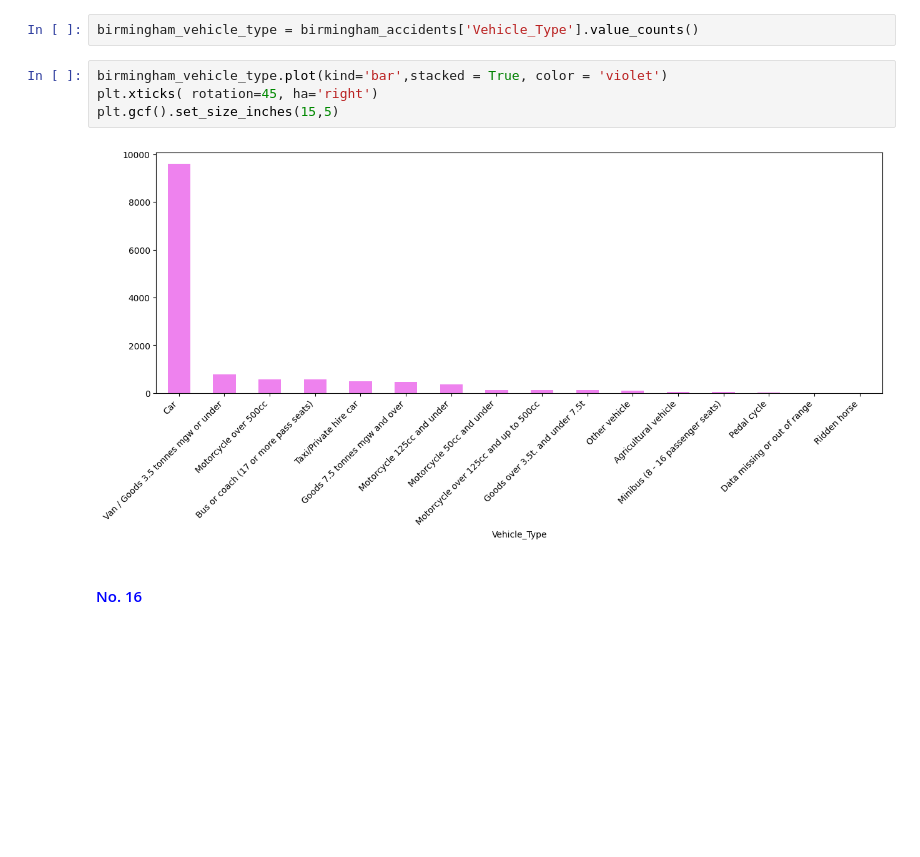
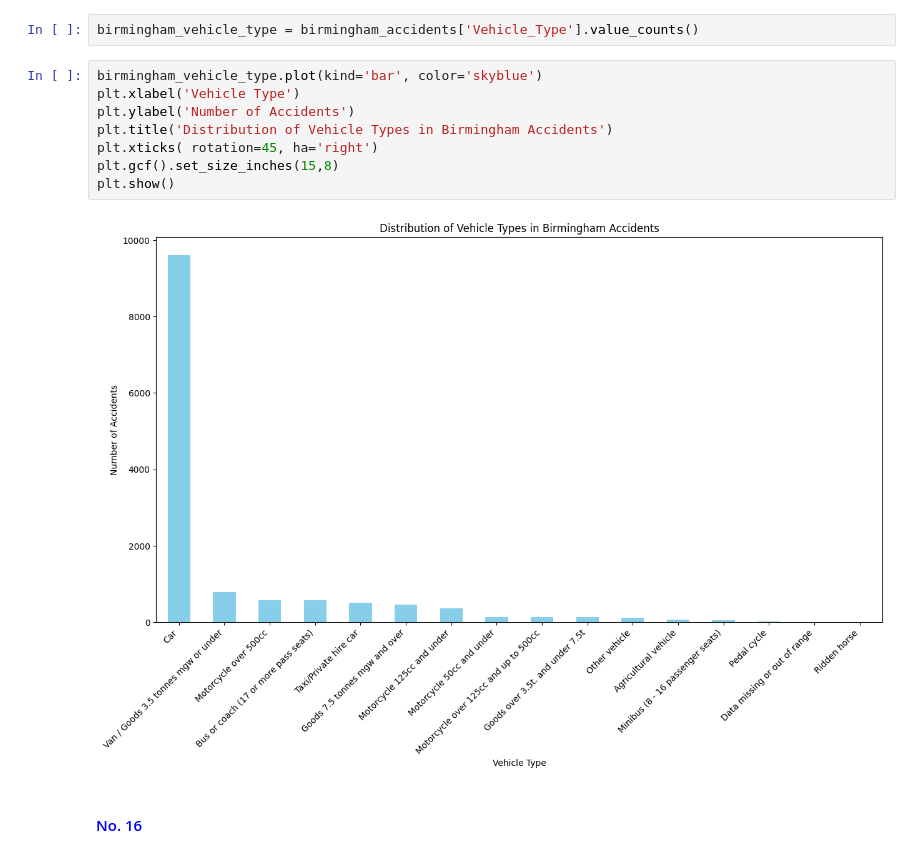
Before and after one commit to Meloujean/Data-Mining, a Jupyter notebook: activity4.ipynb, the cells around one changed output. Drawn from its saved outputs; the diff is of its cells as text; blank space fills up the shorter version.

```diff
--- a/activity4.ipynb
+++ b/activity4.ipynb
@@ -772,11 +777,15 @@ plt.show()
 # %%
 birmingham_vehicle_type = birmingham_accidents['Vehicle_Type'].value_counts()
 # %%
-birmingham_vehicle_type.plot(kind='bar',stacked = True, color = 'violet')
+birmingham_vehicle_type.plot(kind='bar', color='skyblue')
+plt.xlabel('Vehicle Type')
+plt.ylabel('Number of Accidents')
+plt.title('Distribution of Vehicle Types in Birmingham Accidents')
 plt.xticks( rotation=45, ha='right')
-plt.gcf().set_size_inches(15,5)
+plt.gcf().set_size_inches(15,8)
+plt.show()
 # %% [output]
-[figure, old version]
+[figure, new version]
 # %% [markdown]
 <h4 style="color: blue;">No. 16</h1>
 # %%
```
Also changed, not shown: parts of 6 cells of this notebook.
